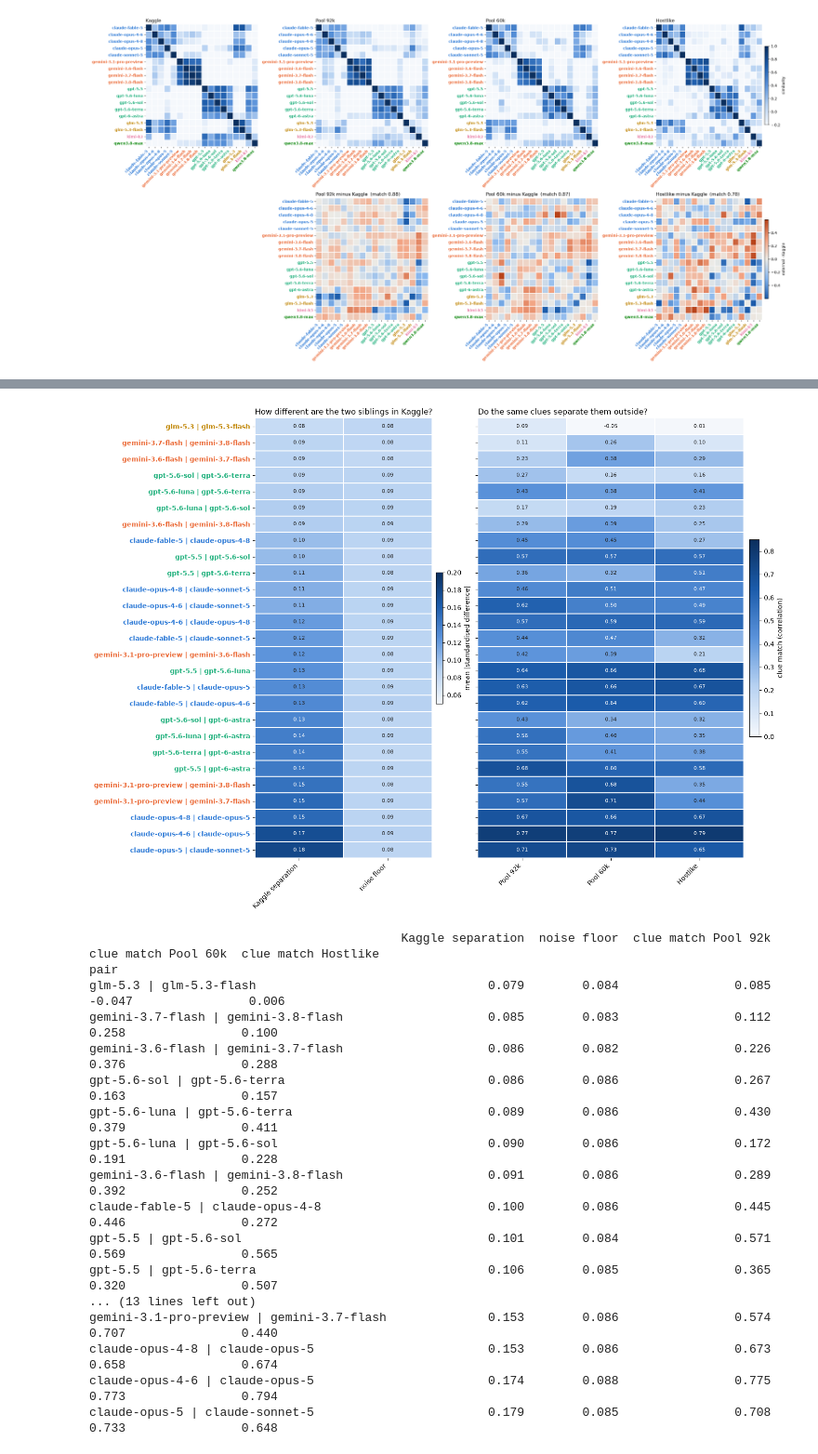
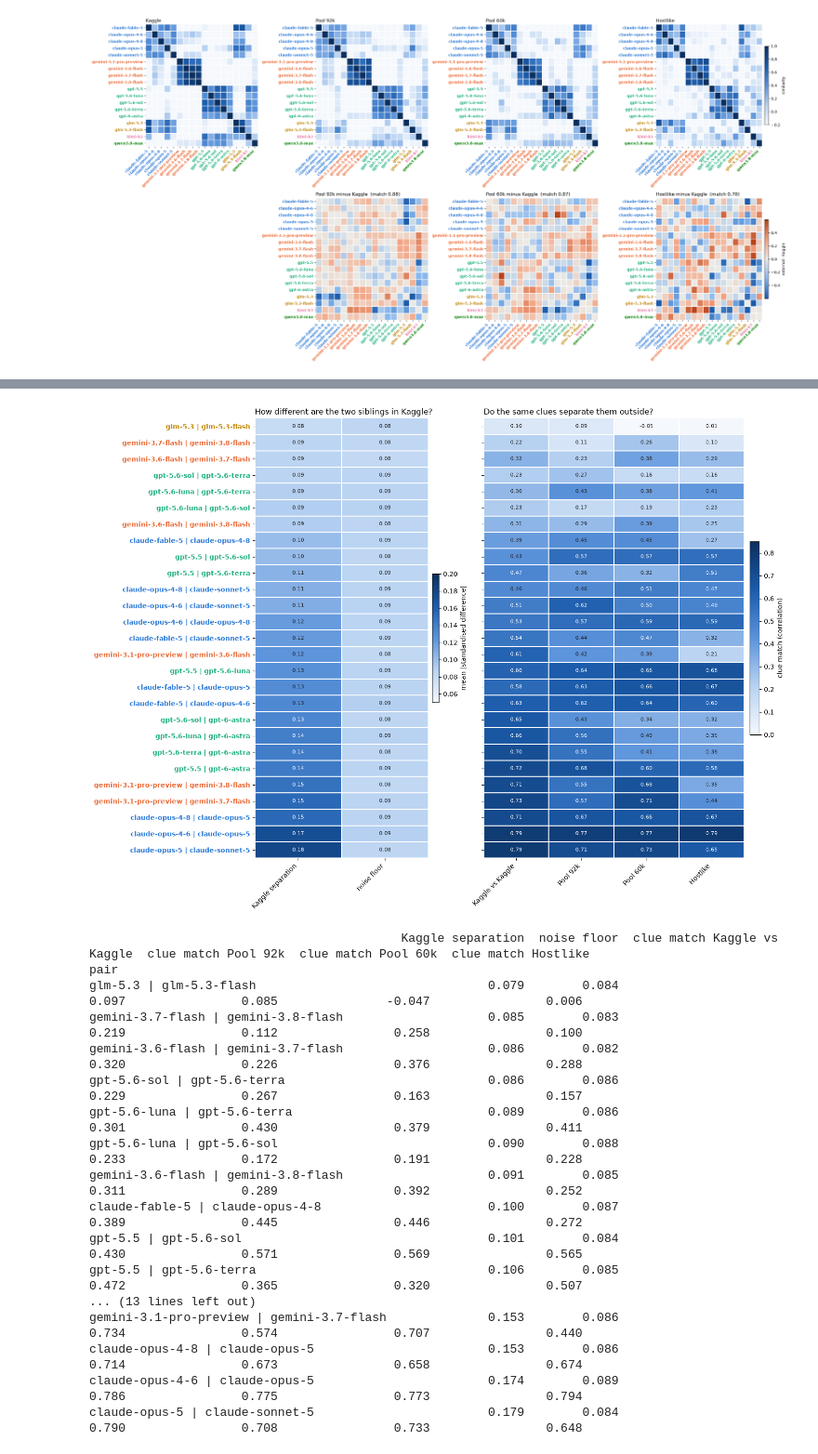
Before and after one commit to varadarajjborkar/name_thy_llm, a Jupyter notebook: research/data_compare.ipynb, the cells around one changed output, grey strips where cells are left out. Shown at 93% size. Cells and saved outputs as stored; diff of their text form; code cells hidden in the pictures.

```diff
--- a/research/data_compare.ipynb
+++ b/research/data_compare.ipynb
@@ -29,9 +29,18 @@ import style_features as SF
 
 FILES = {"Kaggle": "data/train.csv", "Pool 92k": "data/processed/pool_cont2.parquet",
          "Pool 60k": "data/processed/pool_typo_60k.parquet", "Hostlike": "data/processed/hostlike.parquet"}
-FULL = {k: (pd.read_csv(ROOT + f) if f.endswith(".csv") else pd.read_parquet(ROOT + f, columns=["text", "model"]))
-        for k, f in FILES.items()}
+import pyarrow.parquet as pq
+def load(f):
+    if f.endswith(".csv"):
+        d = pd.read_csv(ROOT + f); d["grp"] = "kaggle:" + d.prompt_id.astype(str); return d
+    has = "prompt_group" in pq.ParquetFile(ROOT + f).schema_arrow.names
+    d = pd.read_parquet(ROOT + f, columns=["text", "model"] + (["prompt_group"] if has else []))
+    # prompt ids (for splits that keep one prompt on one side); Pool 92k has none, so each text is its own group
+    d["grp"] = (f + ":" + d.prompt_group.astype(str)) if has else (f + ":row" + pd.Series(range(len(d)), index=d.index).astype(str))
+    return d
+FULL = {k: load(f) for k, f in FILES.items()}
 for d in FULL.values(): d["text"] = d.text.fillna("").astype(str)
+TX = lambda X: np.sign(X) * np.log1p(np.abs(X))  # signed log: keeps sentinels like -1 and negative readability
 SETS = list(FULL)
 EXT = SETS[1:]
 
@@ -72,7 +81,7 @@ def heat(ax, M, rows, cols, cmap, norm=None, vmin=None, vmax=None, fmt="{:.2f}",
     return im
 
 # class-matched samples: at most 150 texts per model from every set (Kaggle has 150 per model)
-S = {"Kaggle": FULL["Kaggle"][["text", "model"]].copy()}
+S = {"Kaggle": FULL["Kaggle"][["text", "model", "grp"]].copy()}
 for k in EXT:
     d = FULL[k]
     S[k] = pd.concat([d[d.model == m].sample(min(150, (d.model == m).sum()), random_state=0) for m in MODELS])
@@ -209,9 +218,9 @@ All 290 style features squeezed into 2 dimensions (PCA, fitted on Kaggle only).
 # %%
 from sklearn.decomposition import PCA
 from sklearn.preprocessing import StandardScaler
-sc = StandardScaler().fit(np.log1p(F["Kaggle"][VARY].clip(lower=0)))
-pca = PCA(2, random_state=0).fit(sc.transform(np.log1p(F["Kaggle"][VARY].clip(lower=0))))
-P = {k: pca.transform(sc.transform(np.log1p(F[k][VARY].clip(lower=0)))) for k in SETS}
+sc = StandardScaler().fit(TX(F["Kaggle"][VARY]))
+pca = PCA(2, random_state=0).fit(sc.transform(TX(F["Kaggle"][VARY])))
+P = {k: pca.transform(sc.transform(TX(F[k][VARY]))) for k in SETS}
 lim = np.percentile(np.vstack(list(P.values())), [1, 99], axis=0)
 from scipy.ndimage import gaussian_filter
 def dens(p):  # smoothed 2-D histogram, so the shapes are readable instead of grainy
@@ -278,49 +288,54 @@ This is the question that matters most for our score. Our worst mistakes are bet
 # %%
 rng = np.random.default_rng(0)
 K = F["Kaggle"][VARY].to_numpy(); KM = S["Kaggle"].model.to_numpy()
+KG = S["Kaggle"].grp.to_numpy(); UG = np.unique(KG)
+HALVES = [np.isin(KG, rng.permutation(UG)[:len(UG) // 2]) for _ in range(10)]  # prompt halves of Kaggle
 rows = []
 for i, a in enumerate(MODELS):
     for b in MODELS[i + 1:]:
         if fam(a) != fam(b): continue
         ka, kb = K[KM == a], K[KM == b]
         t = smd(ka, kb)
         both = np.vstack([ka, kb]); noise = []
         for _ in range(20):
             p = rng.permutation(len(both)); noise.append(np.abs(smd(both[p[:len(ka)]], both[p[len(ka):]])).mean())
         r = {"pair": f"{a} | {b}", "Kaggle separation": np.abs(t).mean(), "noise floor": np.mean(noise)}
+        r["clue match Kaggle vs Kaggle"] = np.mean([np.corrcoef(smd(K[(KM == a) & h], K[(KM == b) & h]),
+                                                                smd(K[(KM == a) & ~h], K[(KM == b) & ~h]))[0, 1]
+                                                    for h in HALVES])
         for k in EXT:
             E = F[k][VARY].to_numpy(); EM = S[k].model.to_numpy()
             r[f"clue match {k}"] = np.corrcoef(t, smd(E[EM == a], E[EM == b]))[0, 1]
         rows.append(r)
 SIB = pd.DataFrame(rows).set_index("pair")
 SIB = SIB.sort_values("Kaggle separation")
 fig, axes = plt.subplots(1, 2, figsize=(15, 11), gridspec_kw={"width_ratios": [2, 3]})
 heat(axes[0], SIB[["Kaggle separation", "noise floor"]].values, list(SIB.index), ["Kaggle separation", "noise floor"],
      SEQ, vmin=0.05, vmax=0.2, label="mean |standardised difference|")
 axes[0].set_title("How different are the two siblings in Kaggle?", loc="left")
 cm = [c for c in SIB if c.startswith("clue")]
 heat(axes[1], SIB[cm].values, list(SIB.index), [c.replace("clue match ", "") for c in cm], SEQ, vmin=0, vmax=0.85,
      label="clue match (correlation)")
 axes[1].set_yticklabels([])
 axes[1].set_title("Do the same clues separate them outside?", loc="left")
 plt.tight_layout(); plt.show()
 print(SIB.round(3).to_string())
 # %% [output]
-[figure, old version]
+[figure, new version]
-                                           Kaggle separation  noise floor  clue match Pool 92k  clue match Pool 60k  clue match Hostlike
+                                           Kaggle separation  noise floor  clue match Kaggle vs Kaggle  clue match Pool 92k  clue match Pool 60k  clue match Hostlike
 pair
-glm-5.3 | glm-5.3-flash                                0.079        0.084                0.085               -0.047                0.006
-gemini-3.7-flash | gemini-3.8-flash                    0.085        0.083                0.112                0.258                0.100
-gemini-3.6-flash | gemini-3.7-flash                    0.086        0.082                0.226                0.376                0.288
-gpt-5.6-sol | gpt-5.6-terra                            0.086        0.086                0.267                0.163                0.157
-gpt-5.6-luna | gpt-5.6-terra                           0.089        0.086                0.430                0.379                0.411
-gpt-5.6-luna | gpt-5.6-sol                             0.090        0.086                0.172                0.191                0.228
-gemini-3.6-flash | gemini-3.8-flash                    0.091        0.086                0.289                0.392                0.252
-claude-fable-5 | claude-opus-4-8                       0.100        0.086                0.445                0.446                0.272
-gpt-5.5 | gpt-5.6-sol                                  0.101        0.084                0.571                0.569                0.565
-gpt-5.5 | gpt-5.6-terra                                0.106        0.085                0.365                0.320                0.507
+glm-5.3 | glm-5.3-flash                                0.079        0.084                        0.097                0.085               -0.047                0.006
+gemini-3.7-flash | gemini-3.8-flash                    0.085        0.083                        0.219                0.112                0.258                0.100
+gemini-3.6-flash | gemini-3.7-flash                    0.086        0.082                        0.320                0.226                0.376                0.288
+gpt-5.6-sol | gpt-5.6-terra                            0.086        0.086                        0.229                0.267                0.163                0.157
+gpt-5.6-luna | gpt-5.6-terra                           0.089        0.086                        0.301                0.430                0.379                0.411
+gpt-5.6-luna | gpt-5.6-sol                             0.090        0.088                        0.233                0.172                0.191                0.228
+gemini-3.6-flash | gemini-3.8-flash                    0.091        0.085                        0.311                0.289                0.392                0.252
+claude-fable-5 | claude-opus-4-8                       0.100        0.087                        0.389                0.445                0.446                0.272
+gpt-5.5 | gpt-5.6-sol                                  0.101        0.084                        0.430                0.571                0.569                0.565
+gpt-5.5 | gpt-5.6-terra                                0.106        0.085                        0.472                0.365                0.320                0.507
 ... (13 lines left out)
-gemini-3.1-pro-preview | gemini-3.7-flash              0.153        0.086                0.574                0.707                0.440
-claude-opus-4-8 | claude-opus-5                        0.153        0.086                0.673                0.658                0.674
-claude-opus-4-6 | claude-opus-5                        0.174        0.088                0.775                0.773                0.794
-claude-opus-5 | claude-sonnet-5                        0.179        0.085                0.708                0.733                0.648
+gemini-3.1-pro-preview | gemini-3.7-flash              0.153        0.086                        0.734                0.574                0.707                0.440
+claude-opus-4-8 | claude-opus-5                        0.153        0.086                        0.714                0.673                0.658                0.674
+claude-opus-4-6 | claude-opus-5                        0.174        0.089                        0.786                0.775                0.773                0.794
+claude-opus-5 | claude-sonnet-5                        0.179        0.084                        0.790                0.708                0.733                0.648
```
Also changed, not shown: parts of 15 cells of this notebook, 1 other file.
